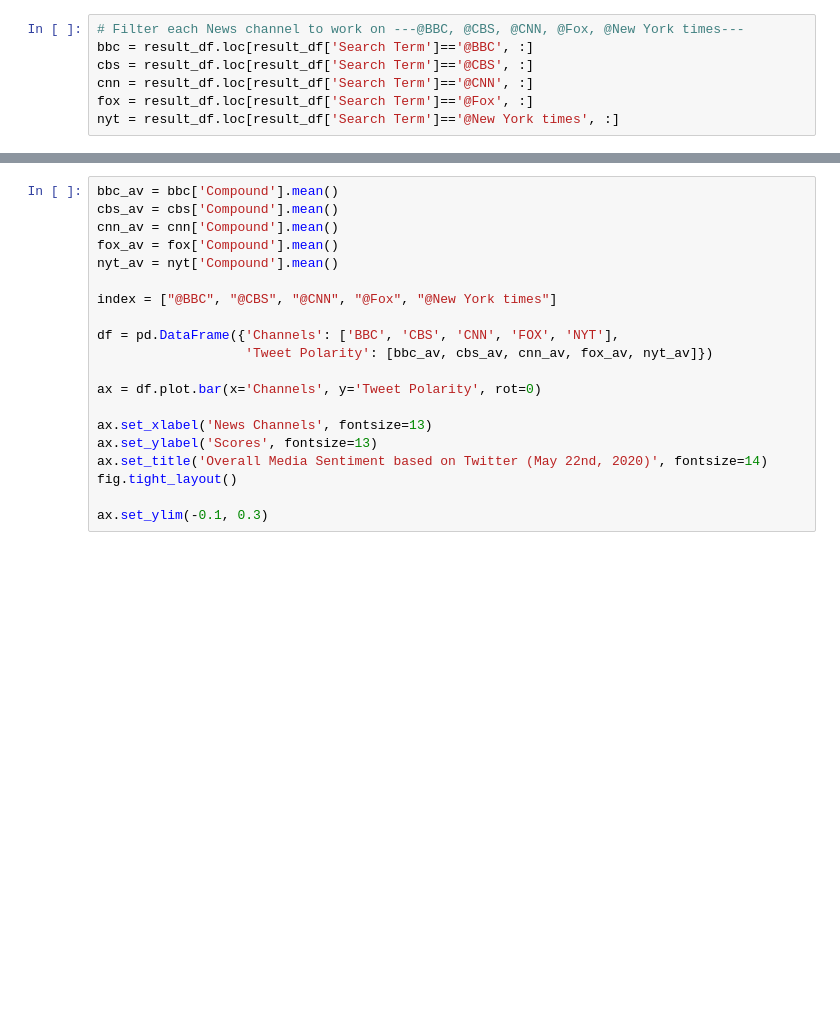
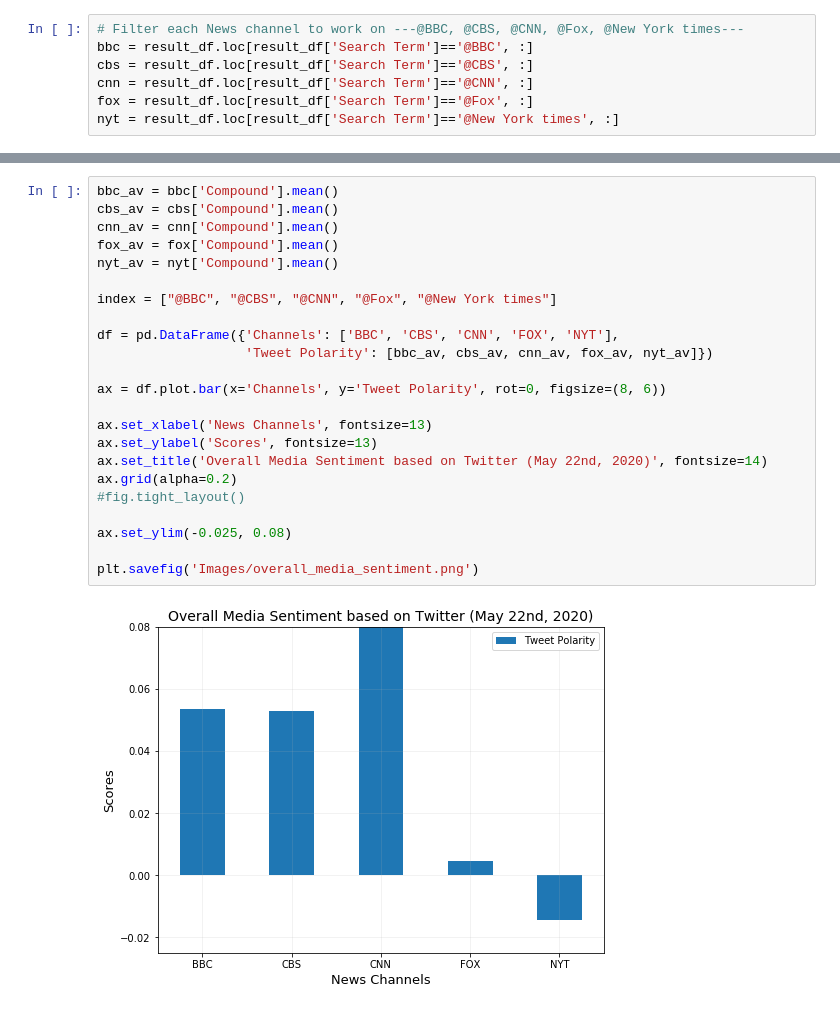
Before and after one commit to pariyapariya/pariya_GW_HW_Python_APIs, a Jupyter notebook: Twitter-API-Instructions/Twitter_API_HW.ipynb, the cells around one changed output, grey strips where cells are left out. Drawn from its saved outputs; the diff is of its cells as text; blank space fills up the shorter version.

```diff
--- a/Twitter-API-Instructions/Twitter_API_HW.ipynb
+++ b/Twitter-API-Instructions/Twitter_API_HW.ipynb
@@ -147,20 +164,25 @@ plt.show()
 # %%
 bbc_av = bbc['Compound'].mean()
 cbs_av = cbs['Compound'].mean()
 cnn_av = cnn['Compound'].mean()
 fox_av = fox['Compound'].mean()
 nyt_av = nyt['Compound'].mean()
 
 index = ["@BBC", "@CBS", "@CNN", "@Fox", "@New York times"]
 
 df = pd.DataFrame({'Channels': ['BBC', 'CBS', 'CNN', 'FOX', 'NYT'],
                    'Tweet Polarity': [bbc_av, cbs_av, cnn_av, fox_av, nyt_av]})
 
-ax = df.plot.bar(x='Channels', y='Tweet Polarity', rot=0)
+ax = df.plot.bar(x='Channels', y='Tweet Polarity', rot=0, figsize=(8, 6))
 
 ax.set_xlabel('News Channels', fontsize=13)
 ax.set_ylabel('Scores', fontsize=13)
 ax.set_title('Overall Media Sentiment based on Twitter (May 22nd, 2020)', fontsize=14)
-fig.tight_layout()
+ax.grid(alpha=0.2)
+#fig.tight_layout()
 
-ax.set_ylim(-0.1, 0.3)
+ax.set_ylim(-0.025, 0.08)
+
+plt.savefig('Images/overall_media_sentiment.png')
+# %% [output]
+[figure, added]
```
Also changed, not shown: parts of 7 cells of this notebook, 10 other files.
